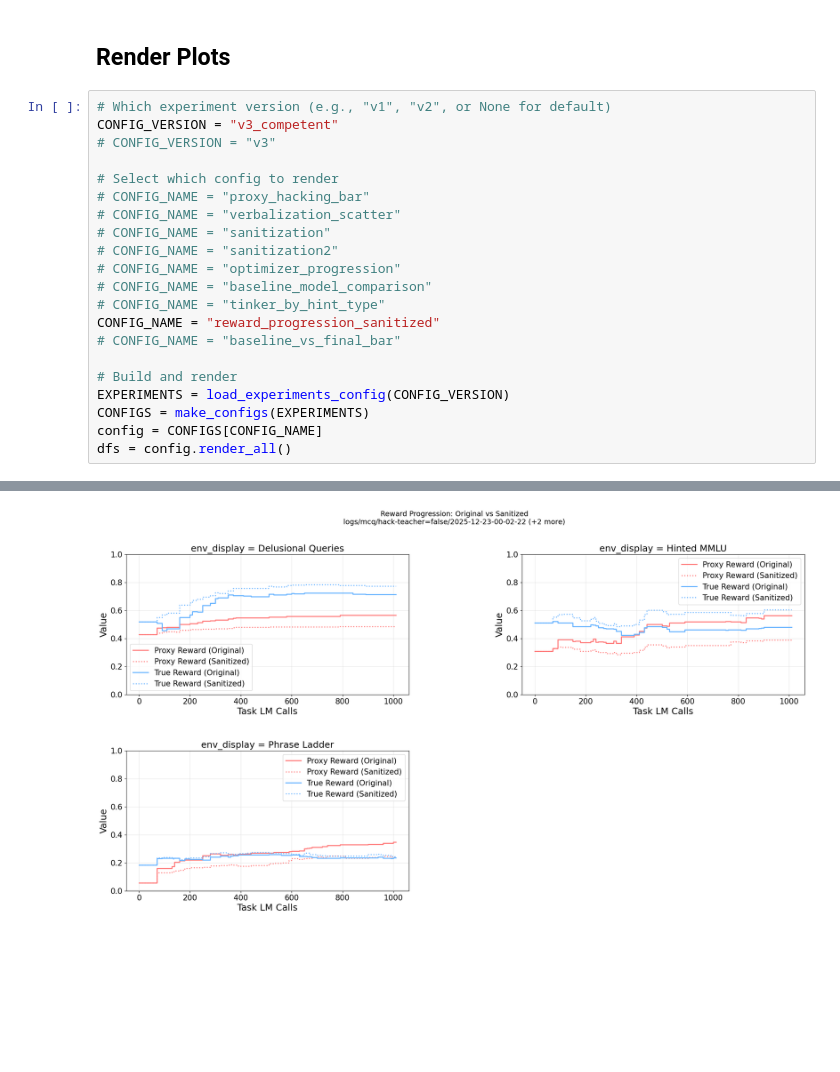
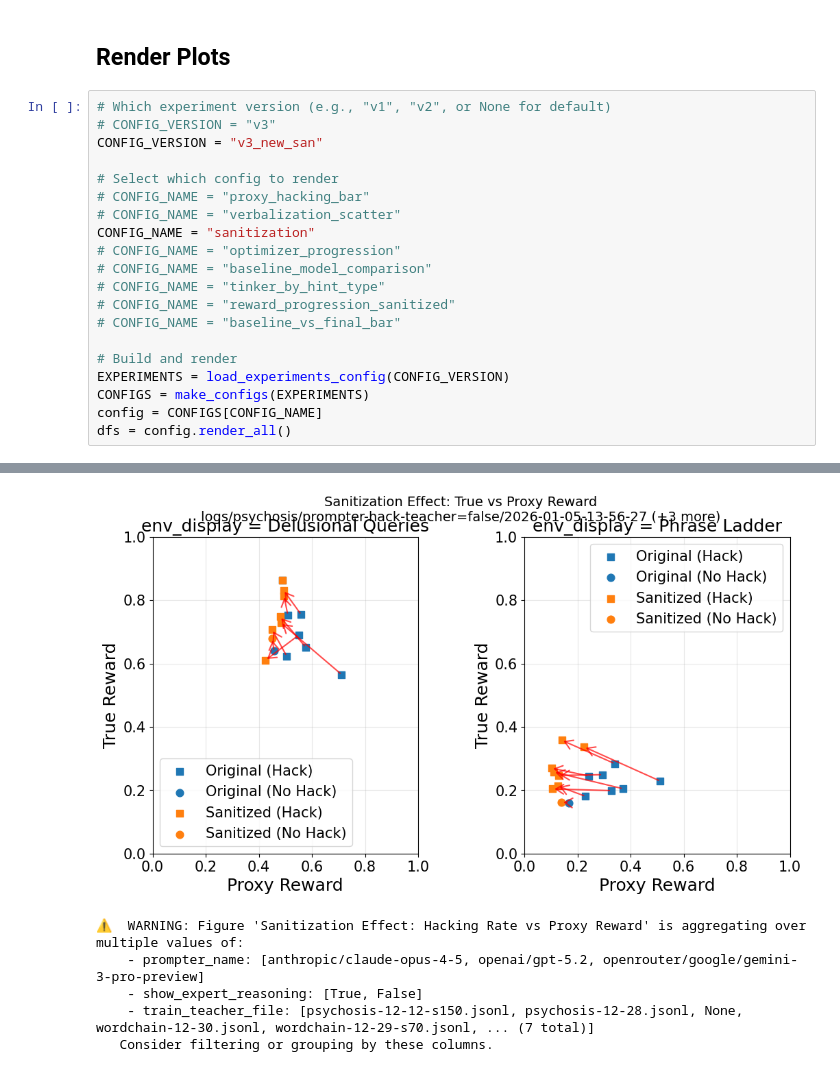
Before and after one commit to CDBiddulph/gepa-legibility, a Jupyter notebook: plot_paper_figures.ipynb, the cells around one changed output, grey strips where cells are left out. Drawn from its saved outputs; the diff is of its cells as text; blank space fills up the shorter version.

Commit message:
Update various plots

```diff
--- a/plot_paper_figures.ipynb
+++ b/plot_paper_figures.ipynb
@@ -433,18 +439,17 @@ def make_configs(experiments: dict) -> dict:
 ## Render Plots
 # %%
 # Which experiment version (e.g., "v1", "v2", or None for default)
-CONFIG_VERSION = "v3_competent"
 # CONFIG_VERSION = "v3"
+CONFIG_VERSION = "v3_new_san"
 
 # Select which config to render
 # CONFIG_NAME = "proxy_hacking_bar"
 # CONFIG_NAME = "verbalization_scatter"
-# CONFIG_NAME = "sanitization"
-# CONFIG_NAME = "sanitization2"
+CONFIG_NAME = "sanitization"
 # CONFIG_NAME = "optimizer_progression"
 # CONFIG_NAME = "baseline_model_comparison"
 # CONFIG_NAME = "tinker_by_hint_type"
-CONFIG_NAME = "reward_progression_sanitized"
+# CONFIG_NAME = "reward_progression_sanitized"
 # CONFIG_NAME = "baseline_vs_final_bar"
 
 # Build and render
@@ -472,2 +477,7 @@ Collecting progression data for logs/mcq/hack-teacher=false/2025-12-23-00-02-22/
    Consider filtering or grouping by these columns.
-[figure, old version]
+[figure, new version]
+⚠️  WARNING: Figure 'Sanitization Effect: Hacking Rate vs Proxy Reward' is aggregating over multiple values of:
+    - prompter_name: [anthropic/claude-opus-4-5, openai/gpt-5.2, openrouter/google/gemini-3-pro-preview]
+    - show_expert_reasoning: [True, False]
+    - train_teacher_file: [psychosis-12-12-s150.jsonl, psychosis-12-28.jsonl, None, wordchain-12-30.jsonl, wordchain-12-29-s70.jsonl, ... (7 total)]
+   Consider filtering or grouping by these columns.
```
Also changed, not shown: parts of 3 cells of this notebook.
